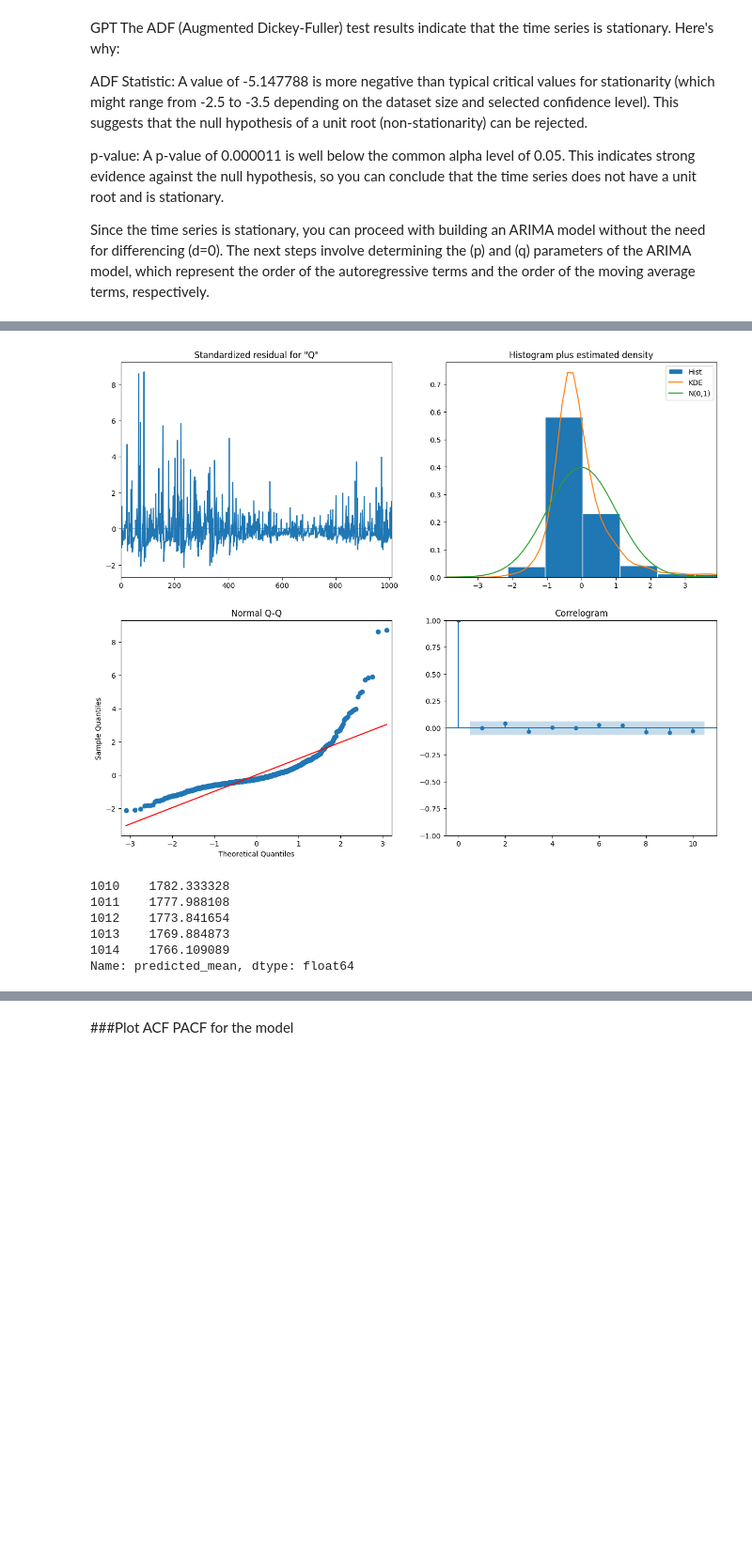
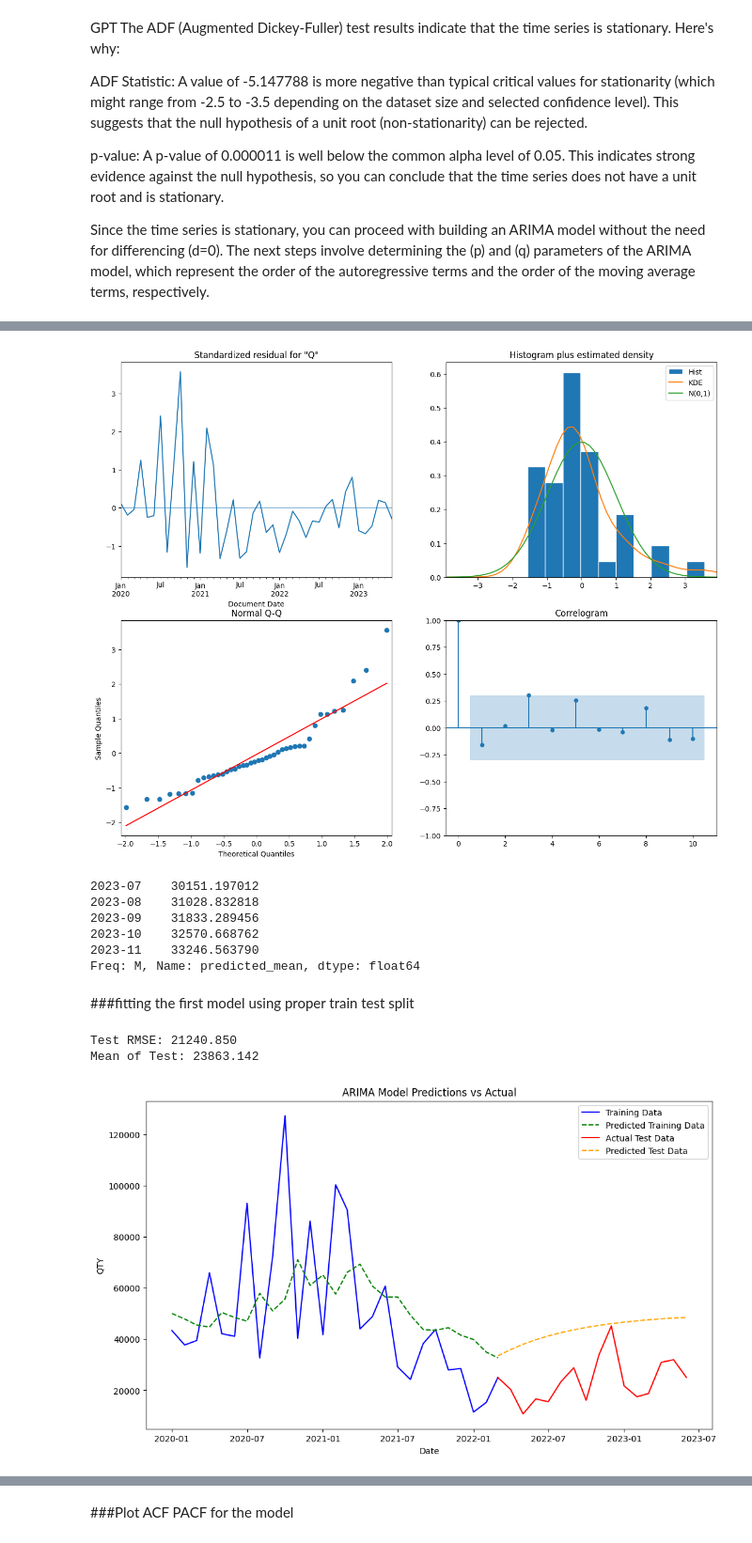
Before and after one commit to mra49/Capstone, a Jupyter notebook: SalesForecasting.ipynb, the cells around one changed output, grey strips where cells are left out. Shown at 94% size. Cells and saved outputs as stored; diff of their text form; code cells hidden in the pictures; blank space fills up the shorter version.

```diff
--- a/SalesForecasting.ipynb
+++ b/SalesForecasting.ipynb
@@ -737,7 +609,7 @@ from statsmodels.tsa.arima.model import ARIMA
 import matplotlib.pyplot as plt
 
 # Fit an ARIMA model (example with order (1,0,1))
-model = ARIMA(shampoo_daily, order=(1, 0, 1))
+model = ARIMA(monthly_shampoo_df, order=(1, 0, 1))
 model_fit = model.fit()
 
 # Model Diagnostics
@@ -748,10 +620,73 @@ plt.show()
 forecast = model_fit.forecast(steps=5)  # Forecast next 5 periods
 print(forecast)
 # %% [output]
-[figure, old version]
+[figure, new version]
-1010    1782.333328
-1011    1777.988108
-1012    1773.841654
-1013    1769.884873
-1014    1766.109089
-Name: predicted_mean, dtype: float64
+2023-07    30151.197012
+2023-08    31028.832818
+2023-09    31833.289456
+2023-10    32570.668762
+2023-11    33246.563790
+Freq: M, Name: predicted_mean, dtype: float64
+# %% [markdown]
+###fitting the first model using proper train test split
+# %%
+from statsmodels.tsa.arima.model import ARIMA
+from sklearn.metrics import mean_squared_error
+import numpy as np
+import matplotlib.pyplot as plt
+
+# Convert DataFrame to series
+time_series = monthly_shampoo_df['QTY']
+
+# Choose a split date
+split_date = '2022-03'  # Replace 'YYYY-MM' with the actual split year and month
+train = time_series[:split_date]
+test = time_series[split_date:]
+
+# Fit the ARIMA model on the training dataset
+model = ARIMA(train, order=(1, 0, 1))
+model_fit = model.fit()
+
+# Make predictions on the training dataset
+train_predictions = model_fit.predict(start=train.index[0], end=train.index[-1])
+
+# Make predictions on the test dataset
+test_predictions = model_fit.forecast(steps=len(test))
+
+# Calculate RMSE for the test dataset
+rmse = np.sqrt(mean_squared_error(test, test_predictions))
+print('Test RMSE: %.3f' % rmse)
+
+# Calculate the mean of the test predictions
+mean_test = np.mean(test)
+print('Mean of Test: %.3f' % mean_test)
+
+# Plot the actual vs predicted values
+plt.figure(figsize=(12, 7))
+
+# Convert Period index to datetime index for plotting
+train.index = train.index.to_timestamp()
+test.index = test.index.to_timestamp()
+
+# Plot training data
+plt.plot(train.index, train, color='blue', label='Training Data')
+
+# Plot training predictions
+plt.plot(train.index, train_predictions, color='green', linestyle='--', label='Predicted Training Data')
+
+# Plot testing data
+plt.plot(test.index, test, color='red', label='Actual Test Data')
+
+# Plot testing predictions
+plt.plot(test.index, test_predictions, color='orange', linestyle='--', label='Predicted Test Data')
+
+# Show the plot with labels
+plt.title('ARIMA Model Predictions vs Actual')
+plt.xlabel('Date')
+plt.ylabel('QTY')
+plt.legend()
+plt.show()
+# %% [output]
+Test RMSE: 21240.850
+Mean of Test: 23863.142
+[figure, added]
```
Also changed, not shown: parts of 129 cells of this notebook.
